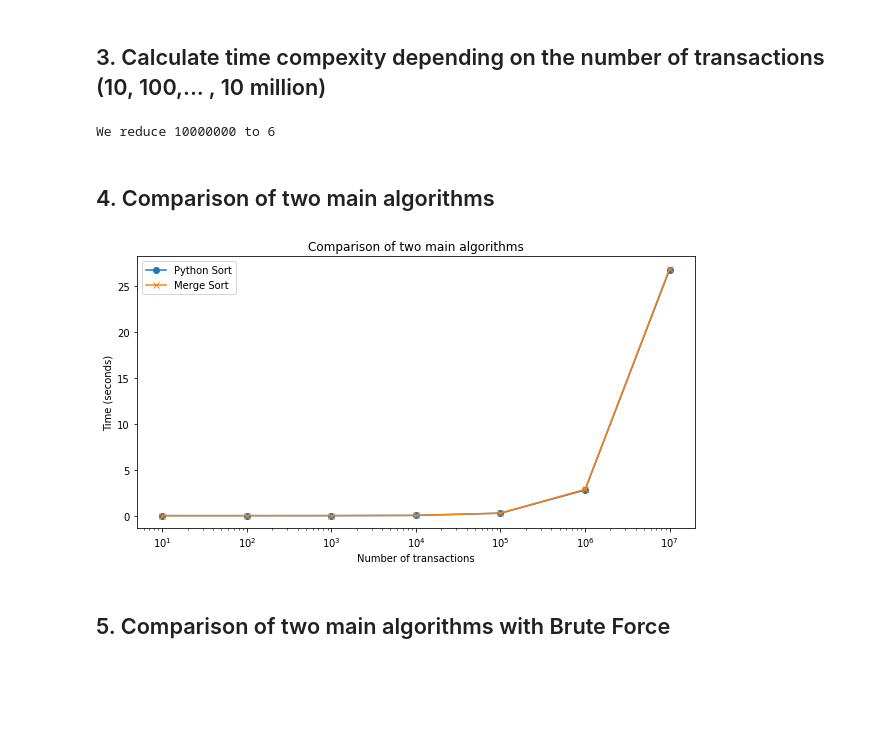
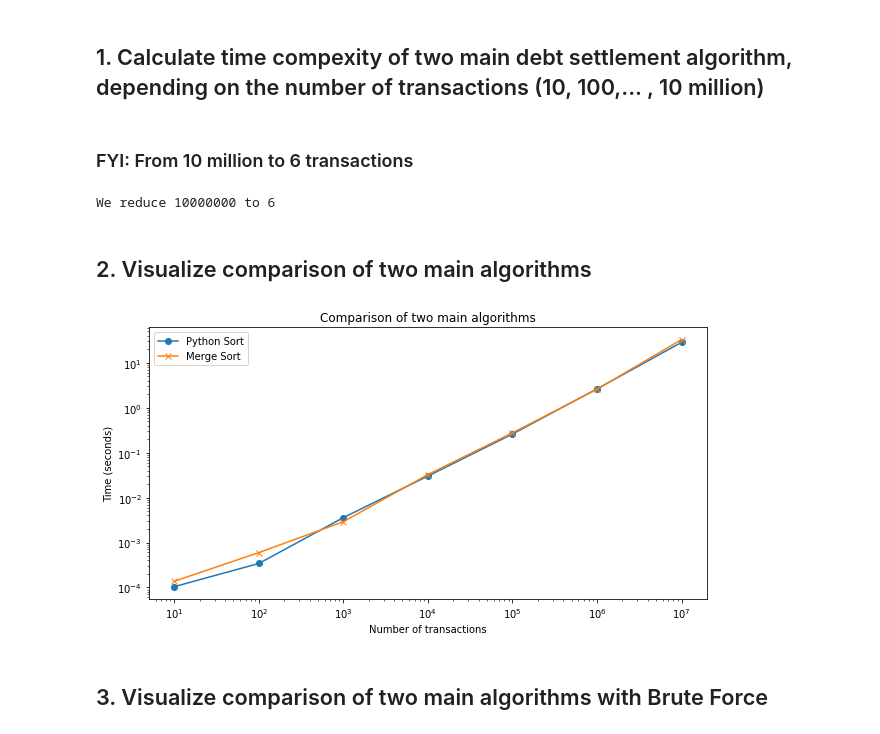
Before and after one commit to gayatri-shejwal/Debt-Settlement-App, a Jupyter notebook: backend/debt_settlement_algorithm_time_complexity.ipynb, the cells around one changed output. Saved outputs shown, nothing was run; the diff lists cells and outputs as text; code cells hidden in the pictures; blank space fills up the shorter version.

```diff
--- a/backend/debt_settlement_algorithm_time_complexity.ipynb
+++ b/backend/debt_settlement_algorithm_time_complexity.ipynb
@@ -141,3 +1,3 @@ def merge_sort_dict_by_value(dictionary):
 # %% [markdown]
-## 3. Calculate time compexity depending on the number of transactions (10, 100,... , 10 million)
+## 1. Calculate time compexity of two main debt settlement algorithm, depending on the number of transactions (10, 100,... , 10 million)
 # %%
@@ -167,6 +30,8 @@ for size in transaction_size:
     number_of_optimal.append(time_optimal)
     runtimes_python_sort.append(runtime_python_sort)
     runtimes_merge_sort.append(runtime_merge_sort)
+# %% [markdown]
+### FYI: From 10 million to 6 transactions
 # %%
 number_of_transactions = 10000000
 tenmilion_to_optimal = calculate_debts_merge_sort(expenses)
@@ -174,21 +40,21 @@ print(f"We reduce {number_of_transactions} to {len(tenmilion_to_optimal)}")
 # %% [output]
 We reduce 10000000 to 6
 # %% [markdown]
-## 4. Comparison of two main algorithms
+## 2. Visualize comparison of two main algorithms
 # %%
 import matplotlib.pyplot as plt
 plt.figure(figsize=(10, 5))
 plt.plot(transaction_size, runtimes_python_sort, label='Python Sort', marker='o')
 plt.plot(transaction_size, runtimes_merge_sort, label='Merge Sort', marker='x')
 plt.xscale('log')
-#plt.yscale('log')
+plt.yscale('log')
 plt.title('Comparison of two main algorithms')
 plt.xlabel('Number of transactions')
 plt.ylabel('Time (seconds)')
 plt.legend()
 plt.show()
 # %% [output]
-[figure, old version]
+[figure, new version]
 # %% [markdown]
-## 5. Comparison of two main algorithms with Brute Force
+## 3. Visualize comparison of two main algorithms with Brute Force
 # %%
```
Also changed, not shown: parts of 7 cells of this notebook, 5 other files.
